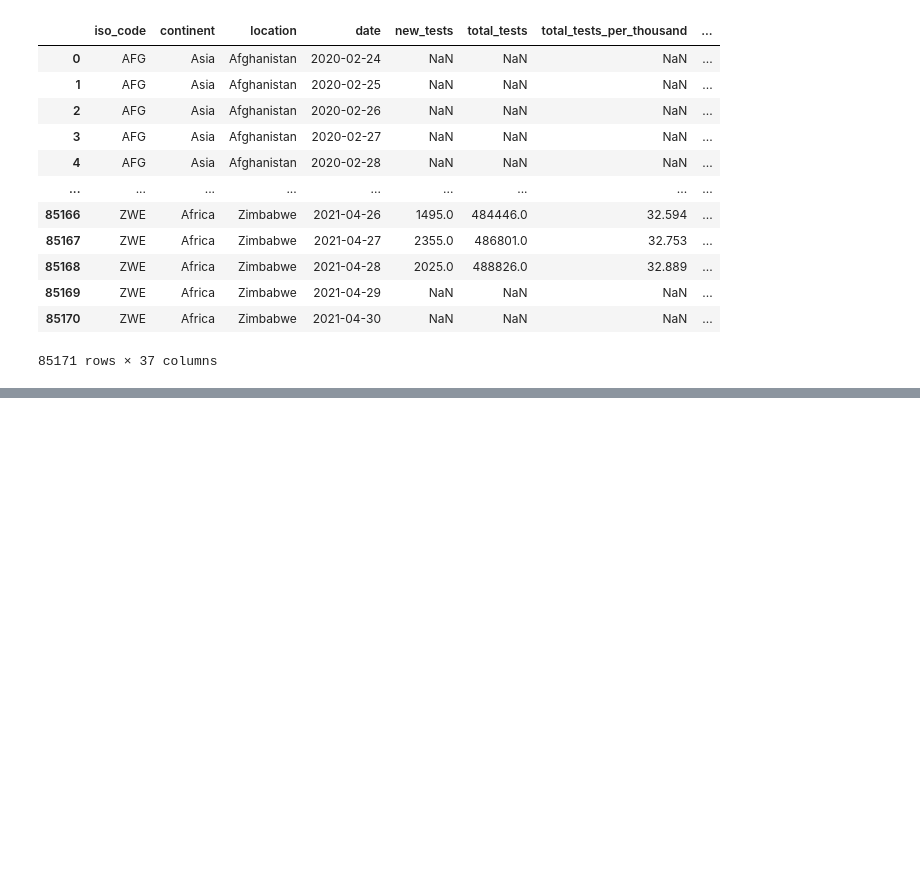
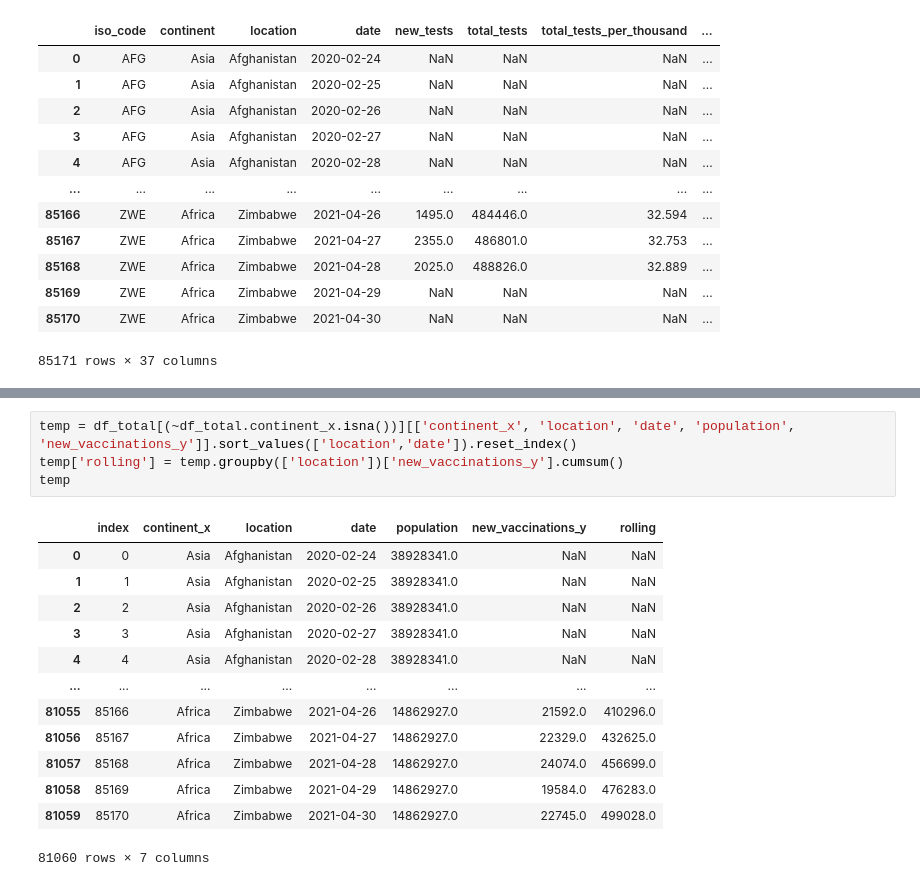
Before and after one commit to JoshWuuu/Covid-Data-Analysis-Tableau-Visualization, a Jupyter notebook: exploratory-data-analysis.ipynb, the cells around one changed output, grey strips where cells are left out. Cells and saved outputs as stored; diff of their text form; blank space fills up the shorter version.

```diff
--- a/exploratory-data-analysis.ipynb
+++ b/exploratory-data-analysis.ipynb
@@ -177,0 +194,18 @@ temp = df_total[(~df_total.continent.isna())]
+# %%
+temp = df_total[(~df_total.continent_x.isna())][['continent_x', 'location', 'date', 'population', 'new_vaccinations_y']].sort_values(['location','date']).reset_index()
+temp['rolling'] = temp.groupby(['location'])['new_vaccinations_y'].cumsum()
+temp
+# %% [output]
+|  | index | continent_x | location | date | population | new_vaccinations_y | rolling |
+| 0 | 0 | Asia | Afghanistan | 2020-02-24 | 38928341.0 | NaN | NaN |
+| 1 | 1 | Asia | Afghanistan | 2020-02-25 | 38928341.0 | NaN | NaN |
+| 2 | 2 | Asia | Afghanistan | 2020-02-26 | 38928341.0 | NaN | NaN |
+| 3 | 3 | Asia | Afghanistan | 2020-02-27 | 38928341.0 | NaN | NaN |
+| 4 | 4 | Asia | Afghanistan | 2020-02-28 | 38928341.0 | NaN | NaN |
+| ... | ... | ... | ... | ... | ... | ... | ... |
+| 81055 | 85166 | Africa | Zimbabwe | 2021-04-26 | 14862927.0 | 21592.0 | 410296.0 |
+| 81056 | 85167 | Africa | Zimbabwe | 2021-04-27 | 14862927.0 | 22329.0 | 432625.0 |
+| 81057 | 85168 | Africa | Zimbabwe | 2021-04-28 | 14862927.0 | 24074.0 | 456699.0 |
+| 81058 | 85169 | Africa | Zimbabwe | 2021-04-29 | 14862927.0 | 19584.0 | 476283.0 |
+| 81059 | 85170 | Africa | Zimbabwe | 2021-04-30 | 14862927.0 | 22745.0 | 499028.0 |
+81060 rows × 7 columns
```
Also changed, not shown: parts of 2 cells of this notebook, 1 other file.
